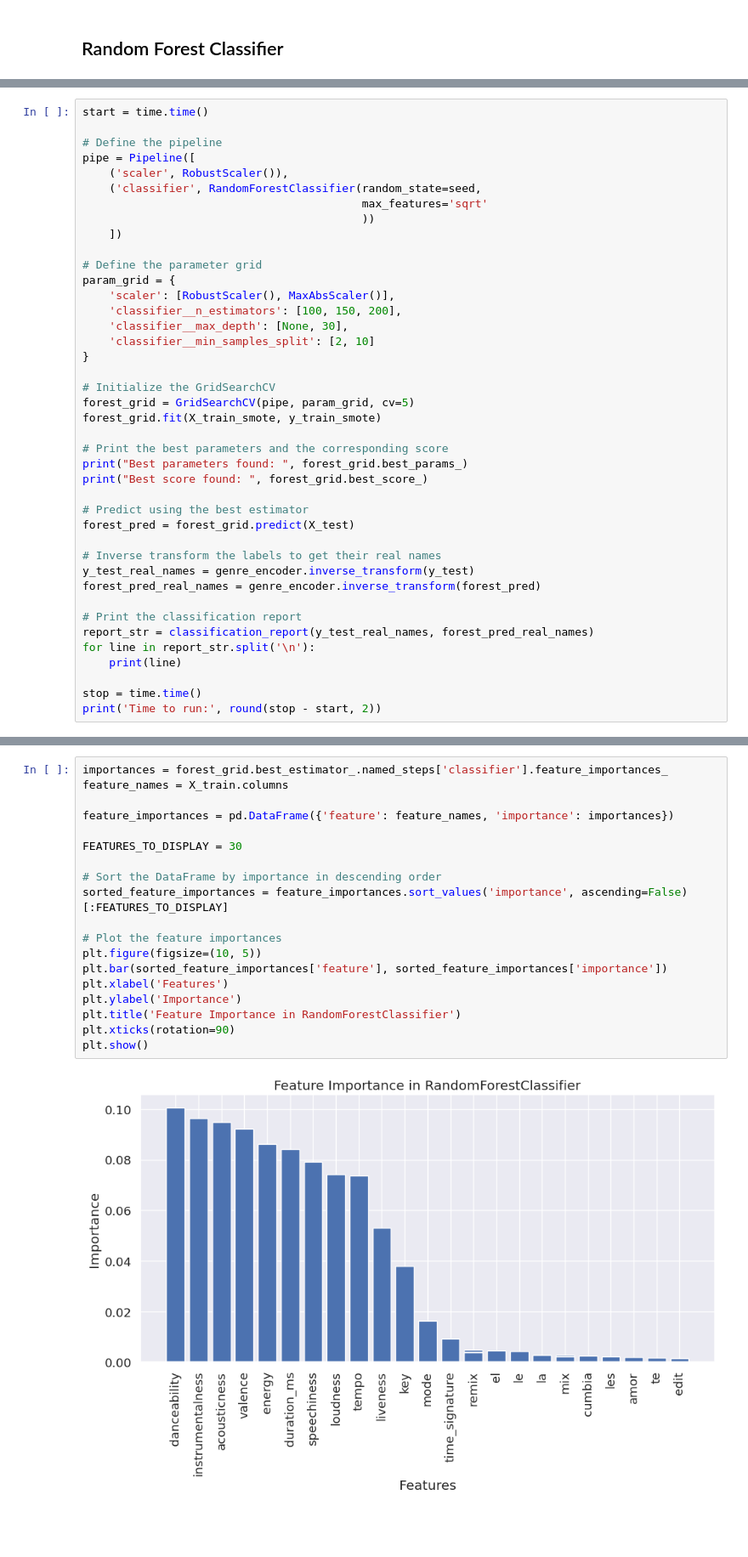
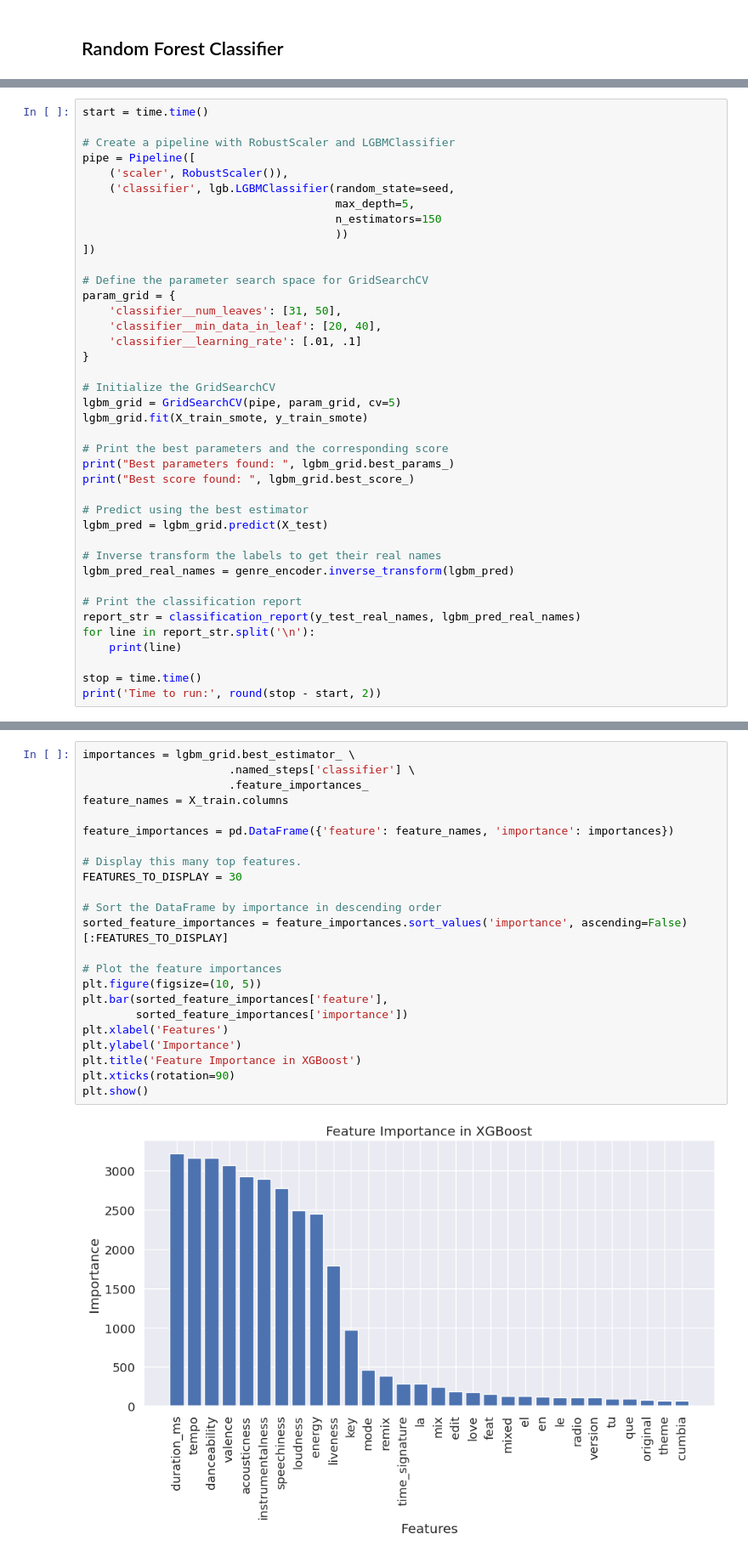
Before and after one commit to jackvandeleuv/music_analysis, a Jupyter notebook: predict_genre.ipynb, the cells around one changed output, grey strips where cells are left out. Shown at 85% size. Cells and saved outputs as stored; diff of their text form; blank space fills up the shorter version.

```diff
--- a/predict_genre.ipynb
+++ b/predict_genre.ipynb
@@ -493,39 +916,38 @@ We'll also try some parameters to prevent overfitting, including max_depth, whic
 # %%
 start = time.time()
 
-# Define the pipeline
+# Create a pipeline with RobustScaler and LGBMClassifier
 pipe = Pipeline([
     ('scaler', RobustScaler()),
-    ('classifier', RandomForestClassifier(random_state=seed,
-                                          max_features='sqrt'
-                                          ))
-    ])
+    ('classifier', lgb.LGBMClassifier(random_state=seed,
+                                      max_depth=5,
+                                      n_estimators=150
+                                      ))
+])
 
-# Define the parameter grid
+# Define the parameter search space for GridSearchCV
 param_grid = {
-    'scaler': [RobustScaler(), MaxAbsScaler()],
-    'classifier__n_estimators': [100, 150, 200],
-    'classifier__max_depth': [None, 30],
-    'classifier__min_samples_split': [2, 10]
+    'classifier__num_leaves': [31, 50],
+    'classifier__min_data_in_leaf': [20, 40],
+    'classifier__learning_rate': [.01, .1]
 }
 
 # Initialize the GridSearchCV
-forest_grid = GridSearchCV(pipe, param_grid, cv=5)
-forest_grid.fit(X_train_smote, y_train_smote)
+lgbm_grid = GridSearchCV(pipe, param_grid, cv=5)
+lgbm_grid.fit(X_train_smote, y_train_smote)
 
 # Print the best parameters and the corresponding score
-print("Best parameters found: ", forest_grid.best_params_)
-print("Best score found: ", forest_grid.best_score_)
+print("Best parameters found: ", lgbm_grid.best_params_)
+print("Best score found: ", lgbm_grid.best_score_)
 
 # Predict using the best estimator
-forest_pred = forest_grid.predict(X_test)
+lgbm_pred = lgbm_grid.predict(X_test)
 
 # Inverse transform the labels to get their real names
-y_test_real_names = genre_encoder.inverse_transform(y_test)
-forest_pred_real_names = genre_encoder.inverse_transform(forest_pred)
+lgbm_pred_real_names = genre_encoder.inverse_transform(lgbm_pred)
 
 # Print the classification report
-report_str = classification_report(y_test_real_names, forest_pred_real_names)
+report_str = classification_report(y_test_real_names, lgbm_pred_real_names)
 for line in report_str.split('\n'):
     print(line)
 
@@ -585,21 +1062,25 @@ plt.show()
 # %%
-importances = forest_grid.best_estimator_.named_steps['classifier'].feature_importances_
+importances = lgbm_grid.best_estimator_ \
+                      .named_steps['classifier'] \
+                      .feature_importances_
 feature_names = X_train.columns
 
 feature_importances = pd.DataFrame({'feature': feature_names, 'importance': importances})
 
+# Display this many top features.
 FEATURES_TO_DISPLAY = 30
 
 # Sort the DataFrame by importance in descending order
 sorted_feature_importances = feature_importances.sort_values('importance', ascending=False)[:FEATURES_TO_DISPLAY]
 
 # Plot the feature importances
 plt.figure(figsize=(10, 5))
-plt.bar(sorted_feature_importances['feature'], sorted_feature_importances['importance'])
+plt.bar(sorted_feature_importances['feature'],
+        sorted_feature_importances['importance'])
 plt.xlabel('Features')
 plt.ylabel('Importance')
-plt.title('Feature Importance in RandomForestClassifier')
+plt.title('Feature Importance in XGBoost')
 plt.xticks(rotation=90)
 plt.show()
 # %% [output]
-[figure, old version]
+[figure, new version]
```
Also changed, not shown: parts of 98 cells of this notebook.
